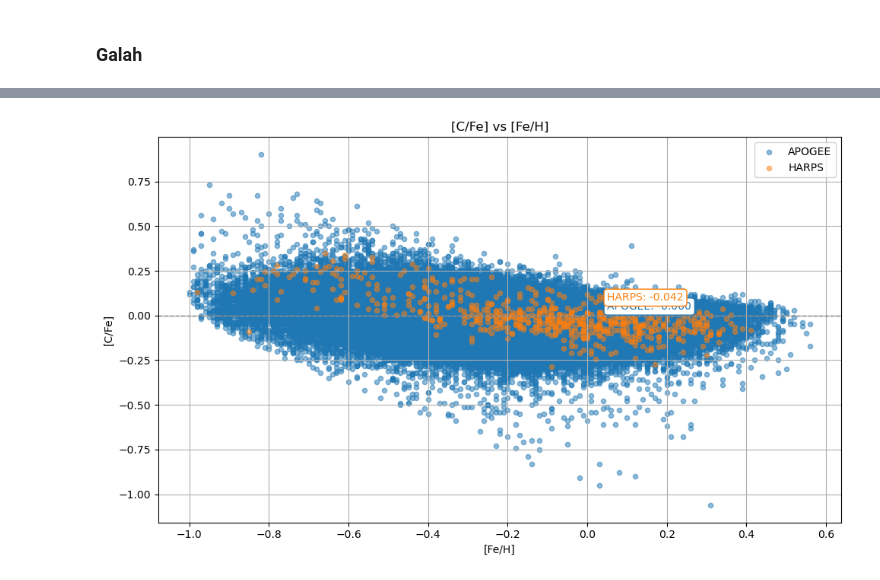
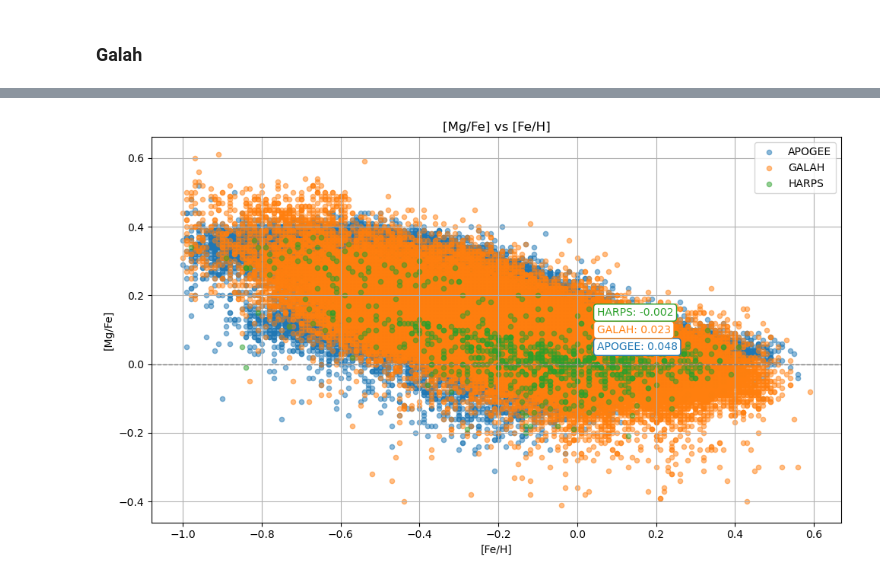
Before and after one commit to vadibekyan/AbundanceML, a Jupyter notebook: comparing_samples.ipynb, the cells around one changed output, grey strips where cells are left out. Cells and saved outputs as stored; diff of their text form; code cells hidden in the pictures.

```diff
--- a/comparing_samples.ipynb
+++ b/comparing_samples.ipynb
@@ -456,8 +440,8 @@ apogee_renamed
 # %%
 plot_element_minus_feh_vs_feh(
-    dfs=[apogee_renamed, harps_combined,],
-    element='c_h',
-    labels=[ 'APOGEE', 'HARPS']
+    dfs=[apogee_renamed, galah_renamed, harps_combined],
+    element='mg_h',
+    labels=[ 'APOGEE', 'GALAH', 'HARPS']
 )
 # %% [output]
-[figure, old version]
+[figure, new version]
```
Also changed, not shown: parts of 6 cells of this notebook.
